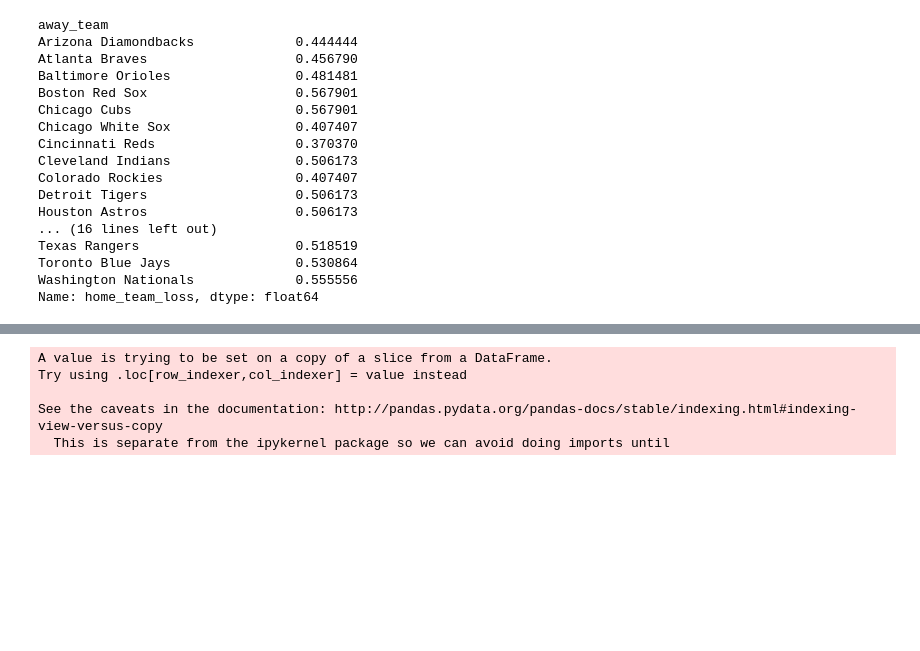
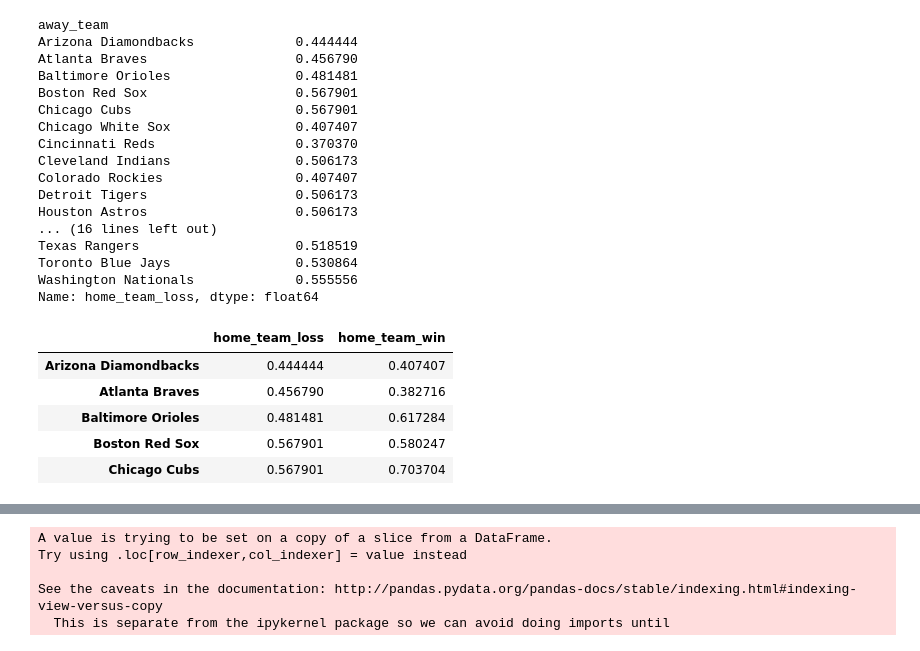
Before and after one commit to bsuwirjo/cogs108FinalProject, a Jupyter notebook: Baseball.ipynb, the cells around one changed output, grey strips where cells are left out. Cells and saved outputs as stored; diff of their text form; code cells hidden in the pictures; blank space fills up the shorter version.

```diff
--- a/Baseball.ipynb
+++ b/Baseball.ipynb
@@ -129,3 +129,13 @@ Texas Rangers                    0.518519
 Toronto Blue Jays                0.530864
 Washington Nationals             0.555556
 Name: home_team_loss, dtype: float64
+# %%
+winPercentage = pd.concat([awayWinPercentages, homeWinPercentages], sort=True, axis = 1)
+winPercentage.head()
+# %% [output]
+|  | home_team_loss | home_team_win |
+| Arizona Diamondbacks | 0.444444 | 0.407407 |
+| Atlanta Braves | 0.456790 | 0.382716 |
+| Baltimore Orioles | 0.481481 | 0.617284 |
+| Boston Red Sox | 0.567901 | 0.580247 |
+| Chicago Cubs | 0.567901 | 0.703704 |
```
Also changed, not shown: parts of 3 cells of this notebook.
